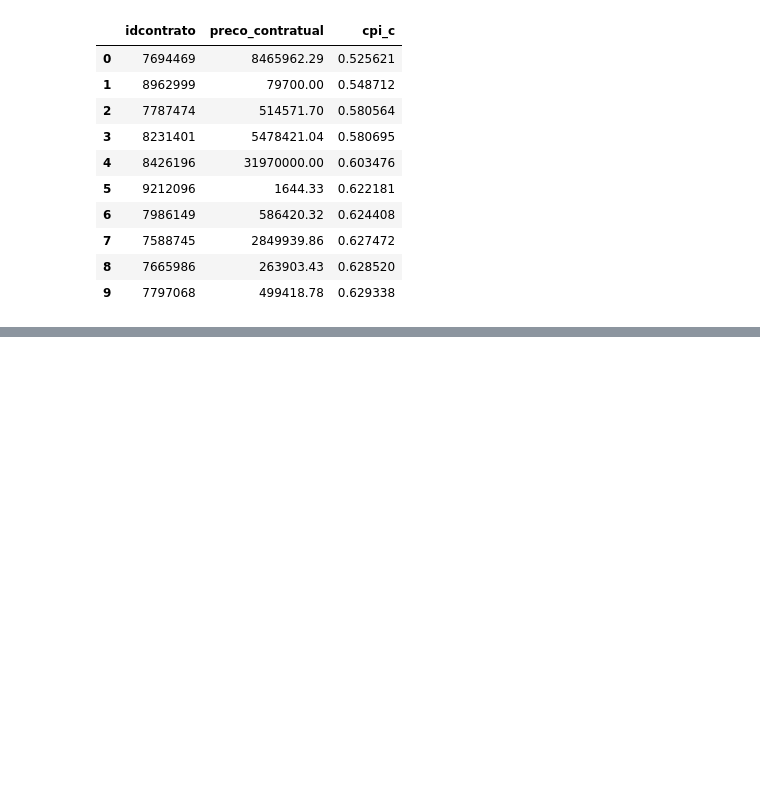
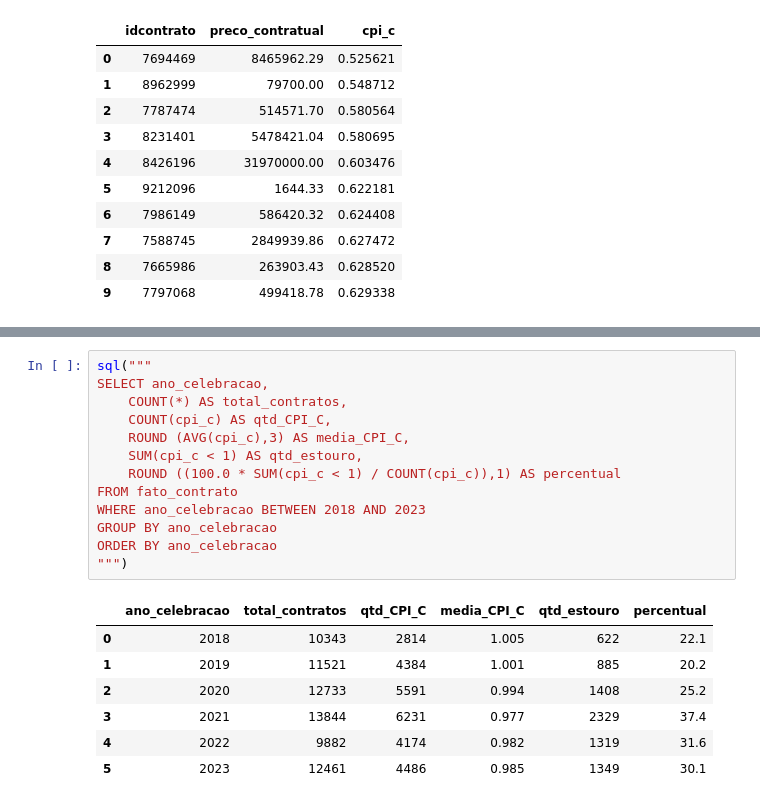
Before and after one commit to alicecosta-analytics/radar-obras-publicas, a Jupyter notebook: notebooks/03_sql.ipynb, the cells around one changed output, grey strips where cells are left out. Drawn from its saved outputs; the diff is of its cells as text; blank space fills up the shorter version.

```diff
--- a/notebooks/03_sql.ipynb
+++ b/notebooks/03_sql.ipynb
@@ -113,0 +149,21 @@ LIMIT 10
+# %%
+sql("""
+SELECT ano_celebracao,
+    COUNT(*) AS total_contratos,
+    COUNT(cpi_c) AS qtd_CPI_C,
+    ROUND (AVG(cpi_c),3) AS media_CPI_C,
+    SUM(cpi_c < 1) AS qtd_estouro,
+    ROUND ((100.0 * SUM(cpi_c < 1) / COUNT(cpi_c)),1) AS percentual
+FROM fato_contrato
+WHERE ano_celebracao BETWEEN 2018 AND 2023
+GROUP BY ano_celebracao
+ORDER BY ano_celebracao
+""")
+# %% [output]
+|  | ano_celebracao | total_contratos | qtd_CPI_C | media_CPI_C | qtd_estouro | percentual |
+| 0 | 2018 | 10343 | 2814 | 1.005 | 622 | 22.1 |
+| 1 | 2019 | 11521 | 4384 | 1.001 | 885 | 20.2 |
+| 2 | 2020 | 12733 | 5591 | 0.994 | 1408 | 25.2 |
+| 3 | 2021 | 13844 | 6231 | 0.977 | 2329 | 37.4 |
+| 4 | 2022 | 9882 | 4174 | 0.982 | 1319 | 31.6 |
+| 5 | 2023 | 12461 | 4486 | 0.985 | 1349 | 30.1 |
```
Also changed, not shown: parts of 2 cells of this notebook, 1 other file.
